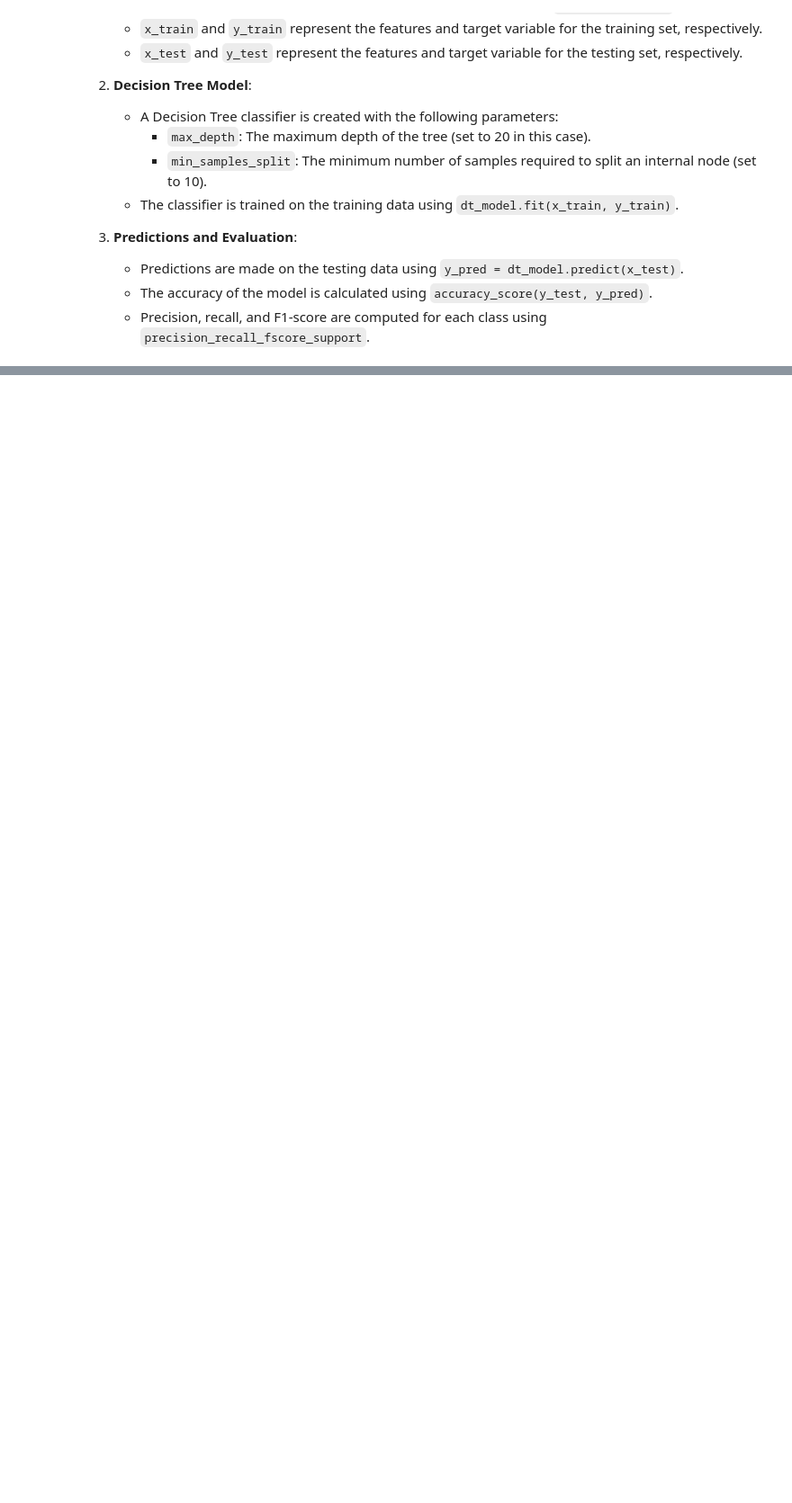
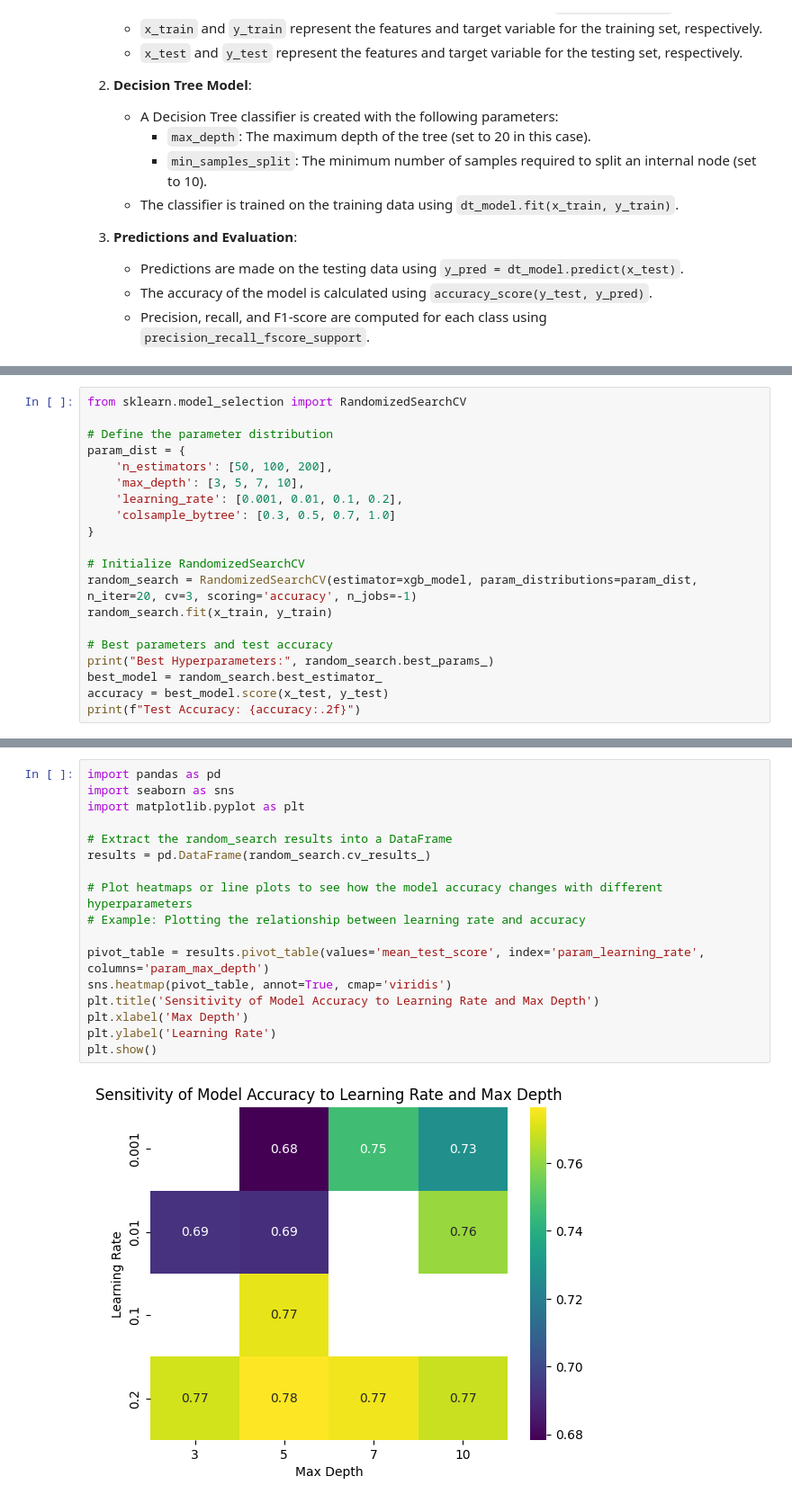
Before and after one commit to rounak97/Credit-Risk-Modelling-Using-Machine-Learning, a Jupyter notebook: Credit_risk_notebook.ipynb, the cells around one changed output, grey strips where cells are left out. Shown at 90% size. Cells and saved outputs as stored; diff of their text form; blank space fills up the shorter version.

```diff
--- a/Credit_risk_notebook.ipynb
+++ b/Credit_risk_notebook.ipynb
@@ -880,0 +1034,20 @@ Test Accuracy: 0.7811719957209081
+# %%
+from sklearn.model_selection import RandomizedSearchCV
+
+# Define the parameter distribution
+param_dist = {
+    'n_estimators': [50, 100, 200],
+    'max_depth': [3, 5, 7, 10],
+    'learning_rate': [0.001, 0.01, 0.1, 0.2],
+    'colsample_bytree': [0.3, 0.5, 0.7, 1.0]
+}
+
+# Initialize RandomizedSearchCV
+random_search = RandomizedSearchCV(estimator=xgb_model, param_distributions=param_dist, n_iter=20, cv=3, scoring='accuracy', n_jobs=-1)
+random_search.fit(x_train, y_train)
+
+# Best parameters and test accuracy
+print("Best Hyperparameters:", random_search.best_params_)
+best_model = random_search.best_estimator_
+accuracy = best_model.score(x_test, y_test)
+print(f"Test Accuracy: {accuracy:.2f}")
@@ -880,0 +1067,19 @@ Test Accuracy: 0.7811719957209081
+# %%
+import pandas as pd
+import seaborn as sns
+import matplotlib.pyplot as plt
+
+# Extract the random_search results into a DataFrame
+results = pd.DataFrame(random_search.cv_results_)
+
+# Plot heatmaps or line plots to see how the model accuracy changes with different hyperparameters
+# Example: Plotting the relationship between learning rate and accuracy
+
+pivot_table = results.pivot_table(values='mean_test_score', index='param_learning_rate', columns='param_max_depth')
+sns.heatmap(pivot_table, annot=True, cmap='viridis')
+plt.title('Sensitivity of Model Accuracy to Learning Rate and Max Depth')
+plt.xlabel('Max Depth')
+plt.ylabel('Learning Rate')
+plt.show()
+# %% [output]
+[figure, added]
```
Also changed, not shown: parts of 61 cells of this notebook.
